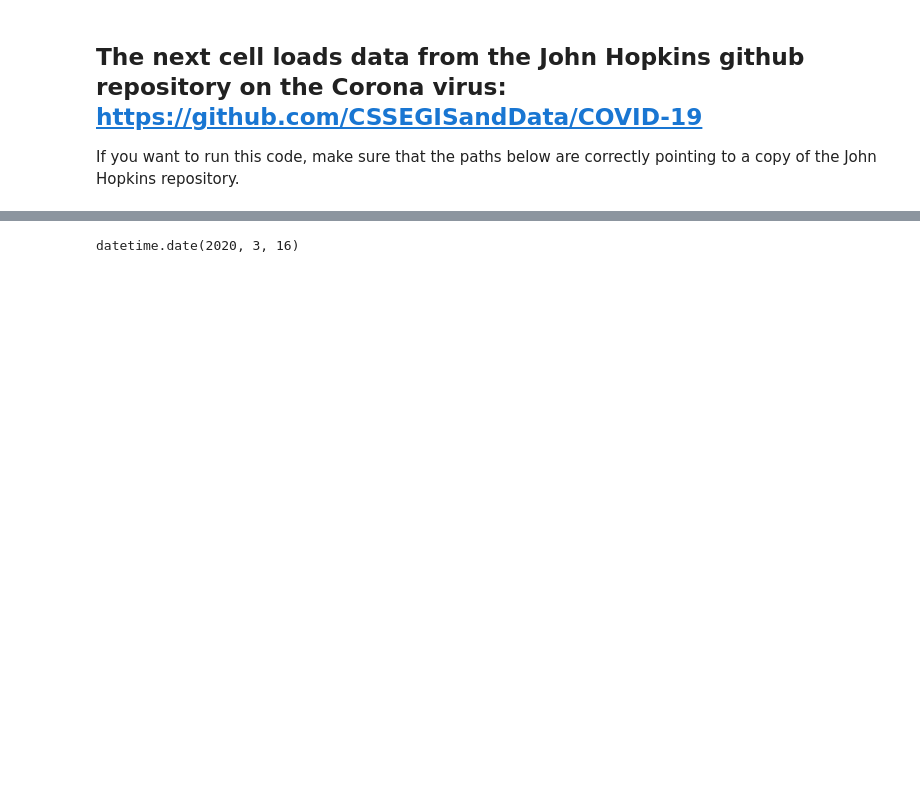
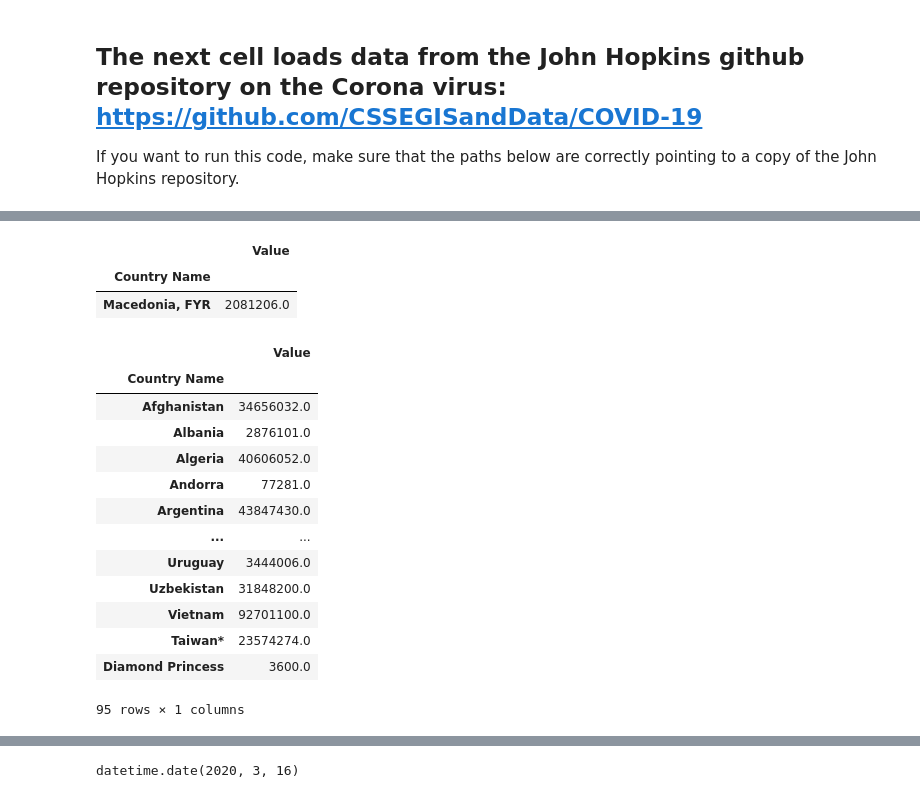
Before and after one commit to michaelneururer/corona_data_analysis, a Jupyter notebook: Corona Data.ipynb, the cells around one changed output, grey strips where cells are left out. Saved outputs shown, nothing was run; the diff lists cells and outputs as text; code cells hidden in the pictures; blank space fills up the shorter version.

```diff
--- a/Corona Data.ipynb
+++ b/Corona Data.ipynb
@@ -83,0 +102,6 @@ for index in sample:
+# %%
+population_data.loc[population_data.index.str.contains('Mace')]
+# %% [output]
+|  | Value |
+| Country Name |  |
+| Macedonia, FYR | 2081206.0 |
@@ -83,0 +117,17 @@ for index in sample:
+# %%
+population_data
+# %% [output]
+|  | Value |
+| Country Name |  |
+| Afghanistan | 34656032.0 |
+| Albania | 2876101.0 |
+| Algeria | 40606052.0 |
+| Andorra | 77281.0 |
+| Argentina | 43847430.0 |
+| ... | ... |
+| Uruguay | 3444006.0 |
+| Uzbekistan | 31848200.0 |
+| Vietnam | 92701100.0 |
+| Taiwan* | 23574274.0 |
+| Diamond Princess | 3600.0 |
+95 rows × 1 columns
```
Also changed, not shown: parts of 23 cells of this notebook.
